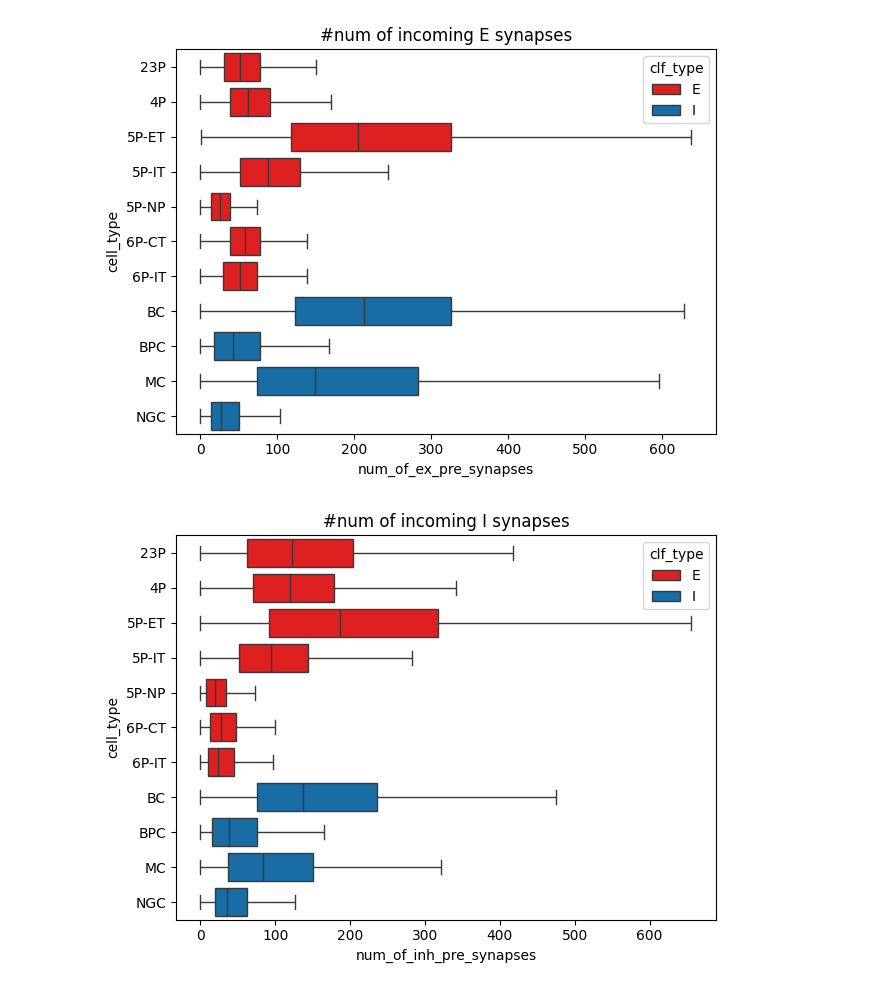
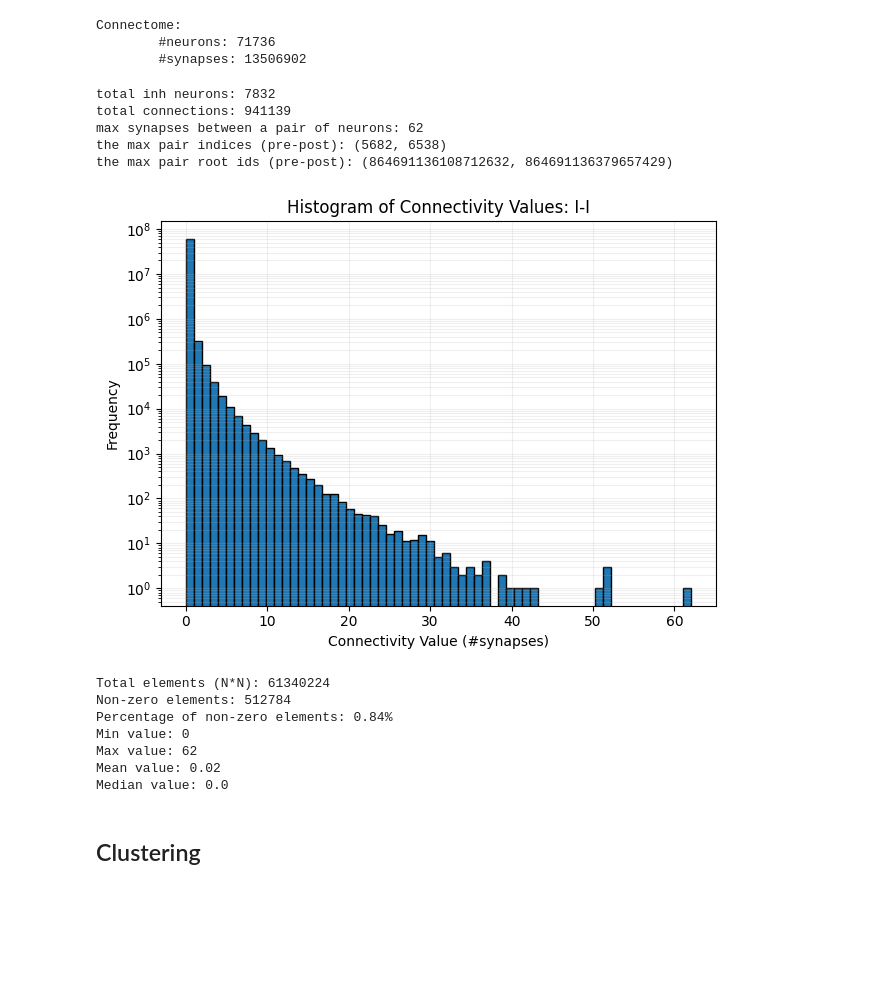
Before and after one commit to deangeckt/Dendro-Synaptome, a Jupyter notebook: analysis/connectome_clustering.ipynb, the cells around one changed output. Cells and saved outputs as stored; diff of their text form; code cells hidden in the pictures; blank space fills up the shorter version.

Commit message:
clustering - cont'

```diff
--- a/analysis/connectome_clustering.ipynb
+++ b/analysis/connectome_clustering.ipynb
@@ -13,18 +13,57 @@ import pandas as pd
 import seaborn as sns
 import networkx as nx
 from collections import Counter
-# %%
-fig, ax = plt.subplots()
-sns.boxplot(data=neurons_df_sorted, y="cell_type", x="num_of_ex_pre_synapses", hue='clf_type', showfliers=False,
-           palette=ei_palette, ax=ax)
-ax.set_title("#num of incoming E synapses");
-plt.tight_layout();plt.show()
-
-fig, ax = plt.subplots()
-sns.boxplot(data=neurons_df_sorted, y="cell_type", x="num_of_inh_pre_synapses", hue='clf_type', showfliers=False,
-           palette=ei_palette, ax=ax)
-ax.set_title("#num of incoming I synapses");
-plt.tight_layout();plt.show()
-# %% [output]
-[figure, removed]
-[figure, removed]
+# %%
+Conn = Connectome(from_disk=True)
+# %% [output]
+Connectome:
+        #neurons: 71736
+        #synapses: 13506902
+# %%
+inh_mat = Conn.get_neuron_conn_matrix(ClfType.inhibitory)
+# %%
+inh_neurons = list(Conn.neurons[Conn.neurons.clf_type == ClfType.inhibitory].root_id)
+print(f'total inh neurons: {len(inh_neurons)}')
+print(f'total connections: {np.sum(inh_mat)}')
+print(f'max synapses between a pair of neurons: {np.amax(inh_mat)}')
+
+max_post_idx, max_pre_idx = np.unravel_index(inh_mat.argmax(), inh_mat.shape)
+max_pre_id = inh_neurons[max_pre_idx]
+max_post_id = inh_neurons[max_post_idx]
+
+print(f'the max pair indices (pre-post): {max_pre_idx, max_post_idx}')
+print(f'the max pair root ids (pre-post): {max_pre_id, max_post_id}')
+# %% [output]
+total inh neurons: 7832
+total connections: 941139
+max synapses between a pair of neurons: 62
+the max pair indices (pre-post): (5682, 6538)
+the max pair root ids (pre-post): (864691136108712632, 864691136379657429)
+# %%
+flattened_matrix = inh_mat.flatten()
+
+plt.hist(flattened_matrix, bins=63, range=(0, 62), edgecolor='black')
+plt.title('Histogram of Connectivity Values: I-I')
+plt.xlabel('Connectivity Value (#synapses)')
+plt.ylabel('Frequency')
+plt.yscale('log')
+plt.grid(True, which="both", ls="-", alpha=0.2)
+plt.tight_layout()
+plt.show()
+
+print(f"Total elements (N*N): {flattened_matrix.size}")
+print(f"Non-zero elements: {np.count_nonzero(flattened_matrix)}")
+print(f"Percentage of non-zero elements: {np.count_nonzero(flattened_matrix) / flattened_matrix.size * 100:.2f}%")
+print(f"Min value: {flattened_matrix.min()}")
+print(f"Max value: {flattened_matrix.max()}")
+print(f"Mean value: {flattened_matrix.mean():.2f}")
+print(f"Median value: {np.median(flattened_matrix)}")
+# %% [output]
+[figure, added]
+Total elements (N*N): 61340224
+Non-zero elements: 512784
+Percentage of non-zero elements: 0.84%
+Min value: 0
+Max value: 62
+Mean value: 0.02
+Median value: 0.0
@@ -30,0 +88,2 @@ plt.tight_layout();plt.show()
+# %% [markdown]
+## Clustering
```
Also changed, not shown: parts of 5 cells of this notebook, 1 other file.
